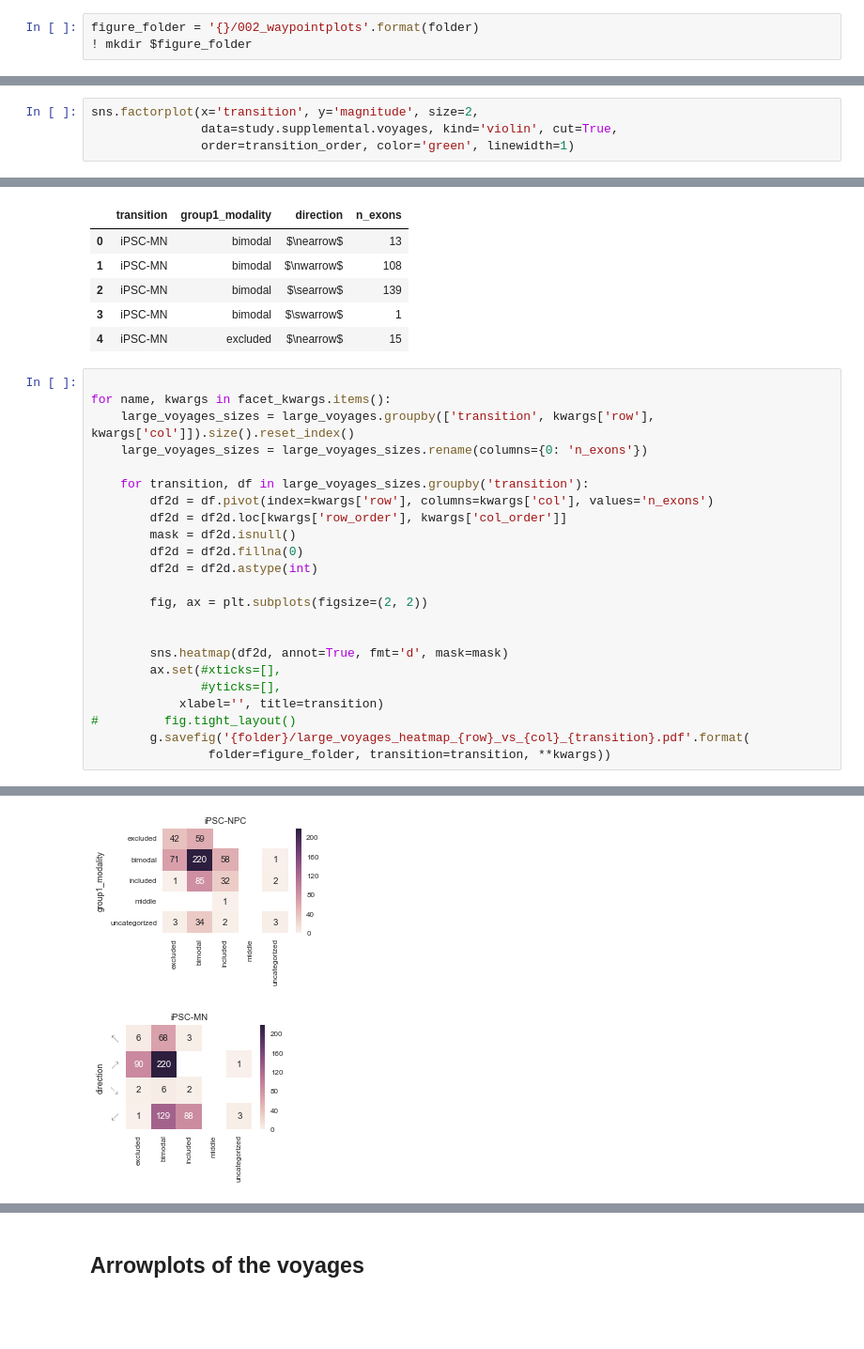
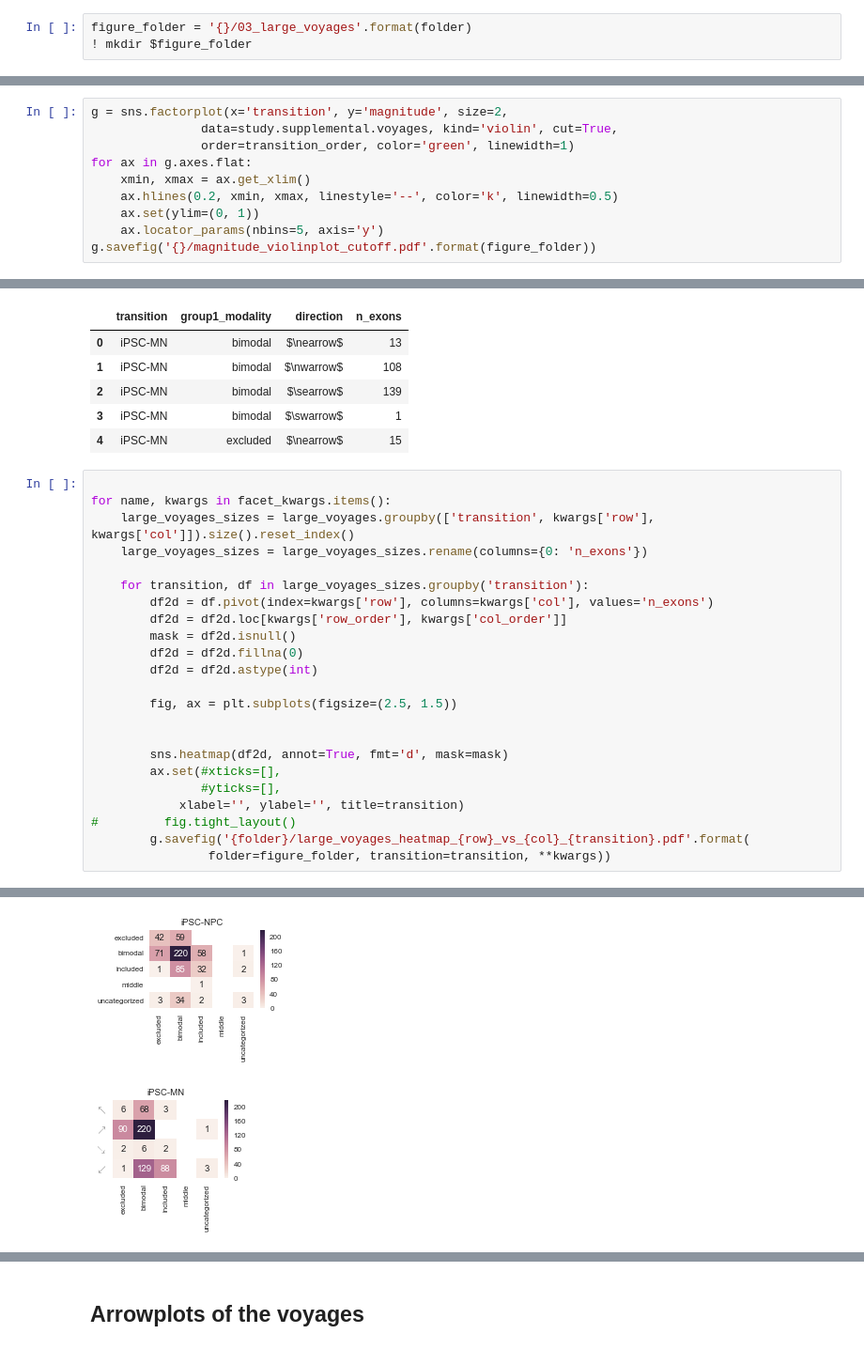
Before and after one commit to YeoLab/singlecell_pnm, a Jupyter notebook: 05_Figure_5/03_large_voyages.ipynb, the cells around one changed output, grey strips where cells are left out. Shown at 94% size. Cells and saved outputs as stored; diff of their text form; blank space fills up the shorter version.

```diff
--- a/05_Figure_5/03_large_voyages.ipynb
+++ b/05_Figure_5/03_large_voyages.ipynb
@@ -47,6 +47,6 @@ Error loading species hg19 data: HTTP Error 404: Not Found
 # %%
 sns.set(style='white', context='paper', rc={'font.sans-serif':'Arial', 'pdf.fonttype': 42})
 # %%
-figure_folder = '{}/002_waypointplots'.format(folder)
+figure_folder = '{}/03_large_voyages'.format(folder)
 ! mkdir $figure_folder
 # %% [output]
@@ -67,7 +67,13 @@ study.phenotype_transitions
 # %%
 transition_order = ['iPSC-NPC', 'iPSC-MN']
 # %%
-sns.factorplot(x='transition', y='magnitude', size=2,
+g = sns.factorplot(x='transition', y='magnitude', size=2,
                data=study.supplemental.voyages, kind='violin', cut=True,
                order=transition_order, color='green', linewidth=1)
+for ax in g.axes.flat:
+    xmin, xmax = ax.get_xlim()
+    ax.hlines(0.2, xmin, xmax, linestyle='--', color='k', linewidth=0.5)
+    ax.set(ylim=(0, 1))
+    ax.locator_params(nbins=5, axis='y')
+g.savefig('{}/magnitude_violinplot_cutoff.pdf'.format(figure_folder))
 # %% [output]
@@ -147,13 +152,13 @@ for name, kwargs in facet_kwargs.items():
         df2d = df2d.fillna(0)
         df2d = df2d.astype(int)
 
-        fig, ax = plt.subplots(figsize=(2, 2))
+        fig, ax = plt.subplots(figsize=(2.5, 1.5))
 
 
         sns.heatmap(df2d, annot=True, fmt='d', mask=mask)
         ax.set(#xticks=[],
                #yticks=[],
-            xlabel='', title=transition)
+            xlabel='', ylabel='', title=transition)
 #         fig.tight_layout()
         g.savefig('{folder}/large_voyages_heatmap_{row}_vs_{col}_{transition}.pdf'.format(
                 folder=figure_folder, transition=transition, **kwargs))
@@ -164,2 +169,2 @@ for name, kwargs in facet_kwargs.items():
-[figure, old version]
+[figure, new version]
-[figure, old version]
+[figure, new version]
```
Also changed, not shown: parts of 10 cells of this notebook, 31 other files.
